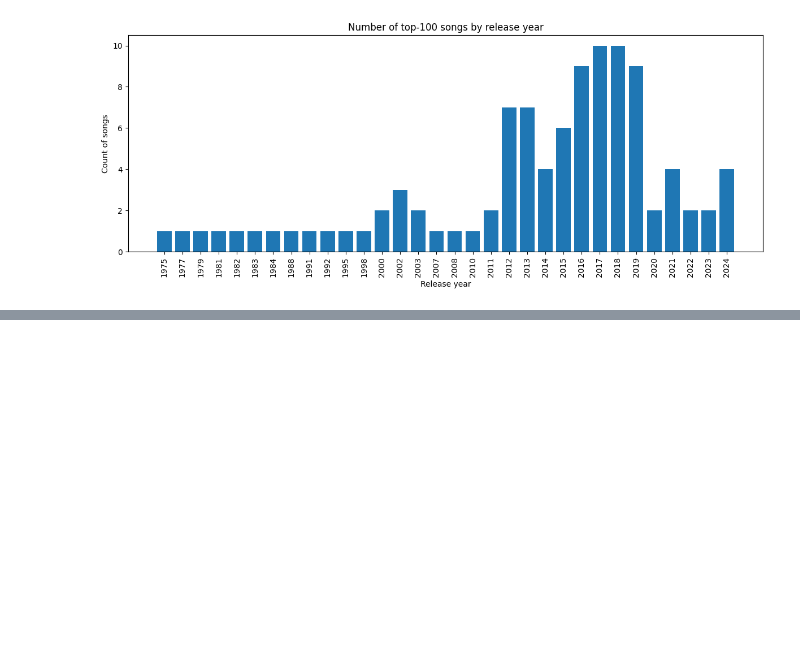
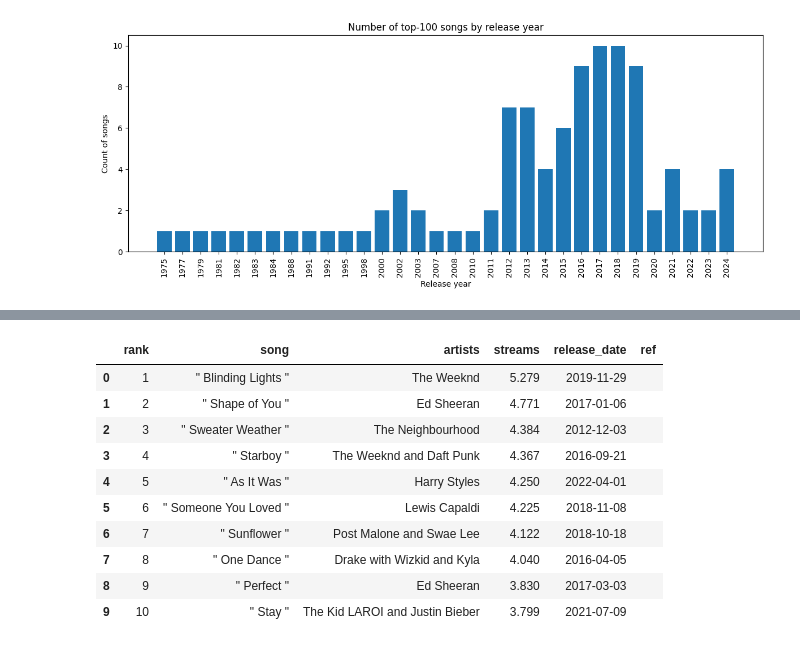
Before and after one commit to 4GeeksAcademy/Kr1sth1an-web-scraping-project, a Jupyter notebook: src/explore.es.ipynb, the cells around one changed output, grey strips where cells are left out. Cells and saved outputs as stored; diff of their text form; code cells hidden in the pictures; blank space fills up the shorter version.

```diff
--- a/src/explore.es.ipynb
+++ b/src/explore.es.ipynb
@@ -312,0 +347,15 @@ plt.show()
+# %%
+df_sql = pd.read_sql_query(f"SELECT * FROM {TABLE} ORDER BY rank ASC", sqlite3.connect(DB_PATH))
+df_sql.head(10)
+# %% [output]
+|  | rank | song | artists | streams | release_date | ref |
+| 0 | 1 | " Blinding Lights " | The Weeknd | 5.279 | 2019-11-29 |  |
+| 1 | 2 | " Shape of You " | Ed Sheeran | 4.771 | 2017-01-06 |  |
+| 2 | 3 | " Sweater Weather " | The Neighbourhood | 4.384 | 2012-12-03 |  |
+| 3 | 4 | " Starboy " | The Weeknd and Daft Punk | 4.367 | 2016-09-21 |  |
+| 4 | 5 | " As It Was " | Harry Styles | 4.250 | 2022-04-01 |  |
+| 5 | 6 | " Someone You Loved " | Lewis Capaldi | 4.225 | 2018-11-08 |  |
+| 6 | 7 | " Sunflower " | Post Malone and Swae Lee | 4.122 | 2018-10-18 |  |
+| 7 | 8 | " One Dance " | Drake with Wizkid and Kyla | 4.040 | 2016-04-05 |  |
+| 8 | 9 | " Perfect " | Ed Sheeran | 3.830 | 2017-03-03 |  |
+| 9 | 10 | " Stay " | The Kid LAROI and Justin Bieber | 3.799 | 2021-07-09 |  |
```
Also changed, not shown: parts of 11 cells of this notebook, 1 other file.
